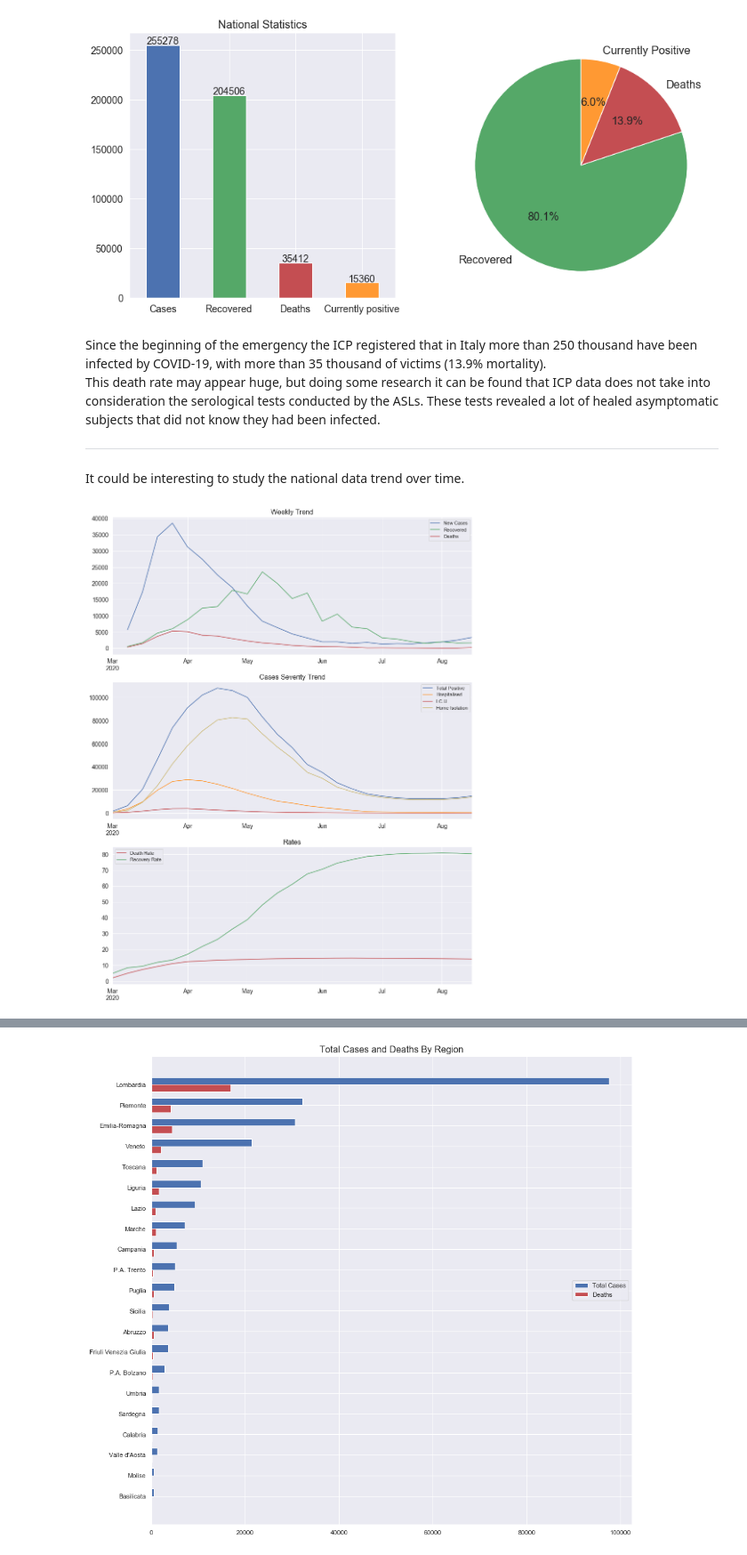
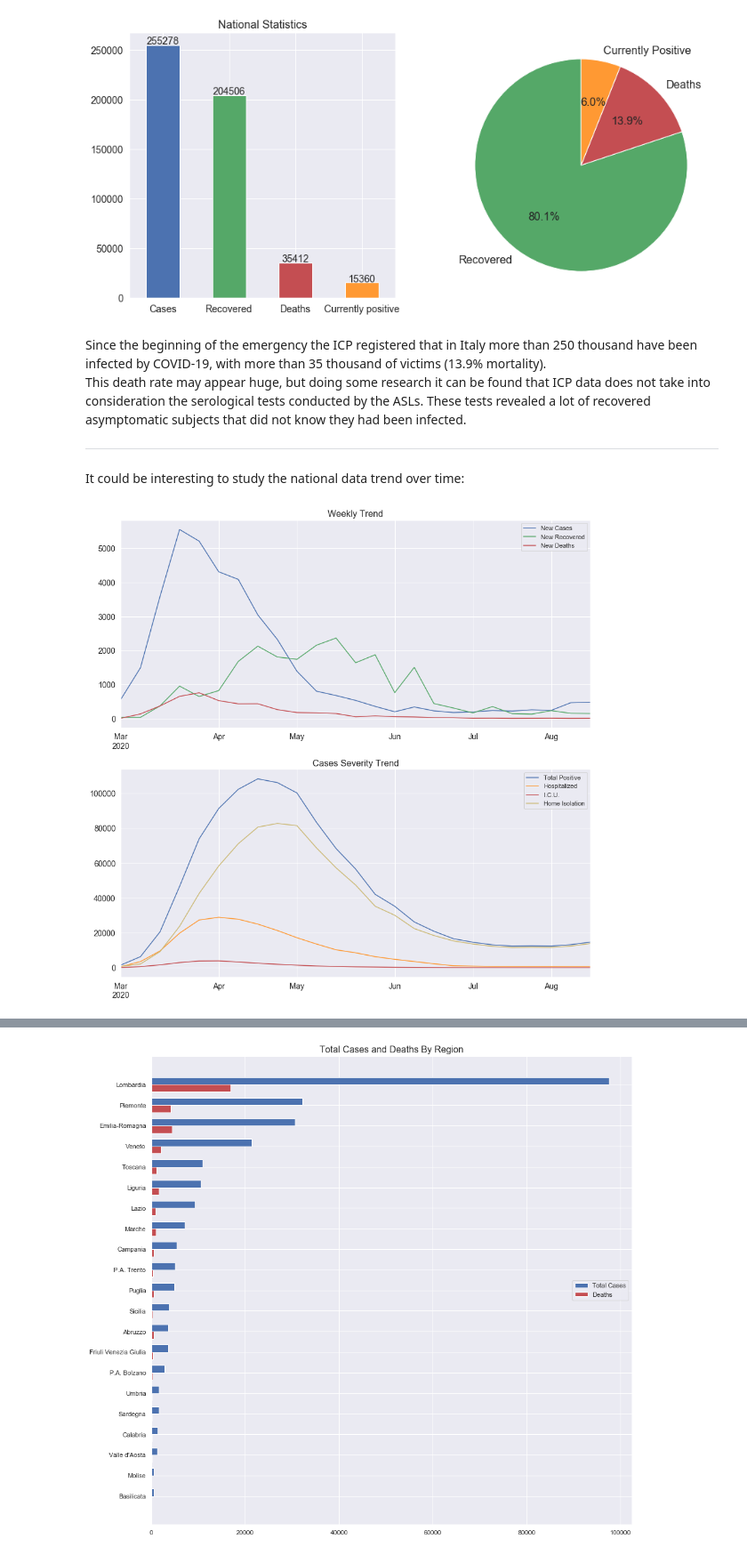
Before and after one commit to JacopoBartoli/agm_algorithms, a Jupyter notebook: Bartoli-Ravagli.ipynb, the cells around one changed output, grey strips where cells are left out. Shown at 89% size. Drawn from its saved outputs; the diff is of its cells as text; code cells hidden in the pictures.

```diff
--- a/Bartoli-Ravagli.ipynb
+++ b/Bartoli-Ravagli.ipynb
@@ -210,8 +248,8 @@ df_reg['stato'].unique(), df_prov['stato'].unique()
 # %% [output]
 (array(['ITA'], dtype=object), array(['ITA'], dtype=object))
 # %%
-df_reg = df_reg.drop(columns=["stato"])
-df_prov = df_prov.drop(columns=["stato"])
+df_reg.drop(columns=["stato"], inplace=True)
+df_prov.drop(columns=["stato"], inplace=True)
 # %% [markdown]
 Also the field `note` can be removed from the regions dataframe since it contains not useful plain textual data.
 # %%
@@ -255,8 +293,8 @@ array([None, 'pd-IT-0001', 'nd-IT-0007', 'nd-IT-0010', 'dc-IT-0001',
        'AI N. 199 CASI POSITIVI DELLA PROVINCIA DI POTENZA AL 17/08/2020  DEVONO ESSERE DETRATTI N. 2 CASI FALSI POSITIVI DICHIARATI IN DATA 15/08/2020.'],
       dtype=object)
 # %%
-df_reg = df_reg.drop(columns=["note"])
-df_prov = df_prov.drop(columns=["note"])
+df_reg.drop(columns=["note"], inplace=True)
+df_prov.drop(columns=["note"], inplace=True)
 # %% [markdown]
 Looking at the column types, we can see that the data under the columns `data` are stored as `object` in both dataframes. It is more appropriate to use the pandas `Timestamp` type, to facilitate queries.
 According to the documentation and to the size of data, for each day and region (for each day and province for the provinces dataframe) there is a unique entry, so for simplicity we can keep only the date without the time normalizing the column.
@@ -375,39 +413,36 @@ ax.set_ylabel(None);
 [figure]
 # %% [markdown]
 Since the beginning of the emergency the ICP registered that in Italy more than 250 thousand have been infected by COVID-19, with more than 35 thousand of victims (13.9% mortality).
-This death rate may appear huge, but doing some research it can be found that ICP data does not take into consideration the serological tests conducted by the ASLs. These tests revealed a lot of healed asymptomatic subjects that did not know they had been infected.
+This death rate may appear huge, but doing some research it can be found that ICP data does not take into consideration the serological tests conducted by the ASLs. These tests revealed a lot of recovered asymptomatic subjects that did not know they had been infected.
 
 ---
 
-It could be interesting to study the national data trend over time.
+It could be interesting to study the national data trend over time:
 # %%
-fig, axes = plt.subplots(3, 1, figsize=(15,20))
-df_weekly_data = df_reg[["totale_casi", "dimessi_guariti", "deceduti"]].groupby(level="data").sum().asfreq("W")
-df_weekly_trend = df_weekly_data - df_weekly_data.shift(+1)
-df_weekly_trend.columns = ["New Cases", "Recovered", "Deaths"]
+# Sample data by week
+df_data = df_reg[["totale_casi", "dimessi_guariti", "deceduti"]].groupby(level="data").sum()#.asfreq("W")
+df_weekly_trend = (df_data - df_data.shift(+1)).asfreq("W")
+df_weekly_trend.columns = ["New Cases", "New Recovered", "New Deaths"]
 
+df_positives = df_reg[["totale_positivi", "ricoverati_con_sintomi", "terapia_intensiva", "isolamento_domiciliare"]].groupby(level="data").sum().asfreq("W")
+df_positives.columns = ["Total Positive", "Hospitalized", "I.C.U.", "Home Isolation"]
+
+# Plot the data
+fig, axes = plt.subplots(2, 1, figsize=(15,15))
 color_list = ["b", "g", "r"]
+
+# Plot cases/recovered/deaths trend
 ax = df_weekly_trend.plot(title="Weekly Trend", ax=axes[0], color=color_list, fontsize=14)
 ax.set_xlabel(None)
 ax.title.set_size(16)
 
-df_positives = df_reg[["totale_positivi", "ricoverati_con_sintomi", "terapia_intensiva", "isolamento_domiciliare"]].groupby(level="data").sum().asfreq("W")#.resample("W").sum()
-df_positives.columns = ["Total Positive", "Hospitalised", "I.C.U.", "Home Isolation"]
-
+# Plot severity trend
 color_list = ["b", "#ff9933", "r", "y"]
 ax = df_positives.plot(title="Cases Severity Trend", ax=axes[1], color=color_list, fontsize=14)
 ax.set_xlabel(None)
 ax.title.set_size(16)
-
-df_rates = df_weekly_data[["deceduti", "dimessi_guariti"]].div(df_weekly_data["totale_casi"], axis=0)*100
-df_rates.columns = ["Death Rate", "Recovery Rate"]
-
-color_list = ["r", "g"]
-ax = df_rates.plot(title="Rates", ax=axes[2], color=color_list, fontsize=14)
-ax.set_xlabel(None)
-ax.title.set_size(16)
 # %% [output]
-[figure, old version]
+[figure, new version]
 # %% [markdown]
 From the first chart we can observe a peak of new infected at the end of March (with almost 40 thousand of registered cases in a single week). Since then, the number of new infected continued to decline until June, when they stabilized at a few thousands of cases per week.
 The lockdown started in mid-March, and according to data it took about two weeks to show its results and about two months to get us out from the health emergency.
```
Also changed, not shown: parts of 55 cells of this notebook.
